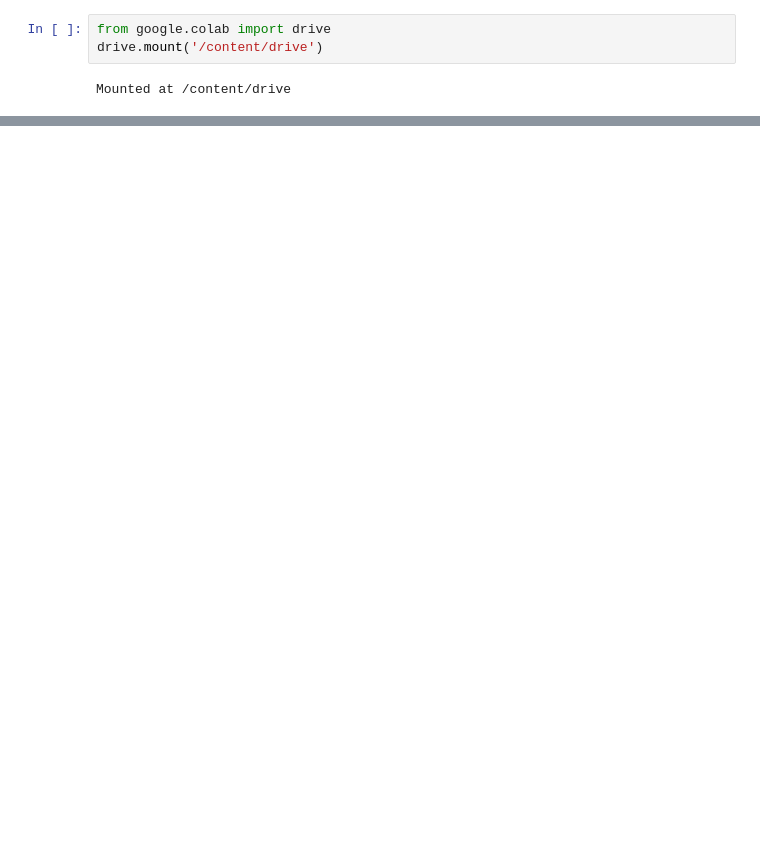
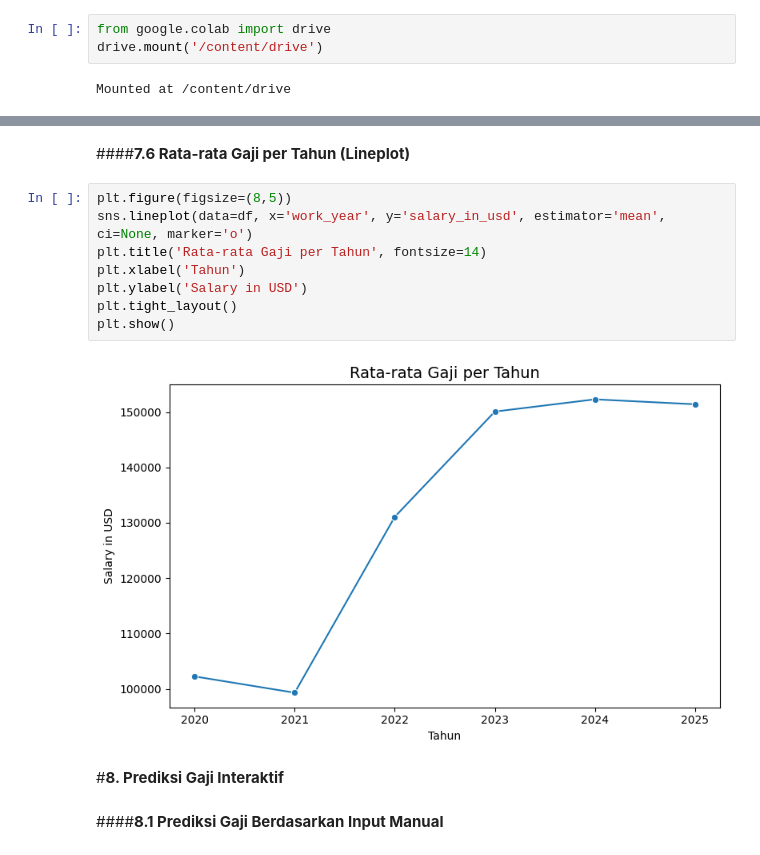
Before and after one commit to fathanzys/Data, a Jupyter notebook: uas_DataMining.ipynb, the cells around one changed output, grey strips where cells are left out. Saved outputs shown, nothing was run; the diff lists cells and outputs as text; blank space fills up the shorter version.

```diff
--- a/uas_DataMining.ipynb
+++ b/uas_DataMining.ipynb
@@ -389,0 +347,16 @@ plt.show()
+# %% [markdown]
+####**7.6 Rata-rata Gaji per Tahun (Lineplot)**
+# %%
+plt.figure(figsize=(8,5))
+sns.lineplot(data=df, x='work_year', y='salary_in_usd', estimator='mean', ci=None, marker='o')
+plt.title('Rata-rata Gaji per Tahun', fontsize=14)
+plt.xlabel('Tahun')
+plt.ylabel('Salary in USD')
+plt.tight_layout()
+plt.show()
+# %% [output]
+[figure, added]
+# %% [markdown]
+#**8. Prediksi Gaji Interaktif**
+# %% [markdown]
+####**8.1 Prediksi Gaji Berdasarkan Input Manual**
```
Also changed, not shown: parts of 75 cells of this notebook.
